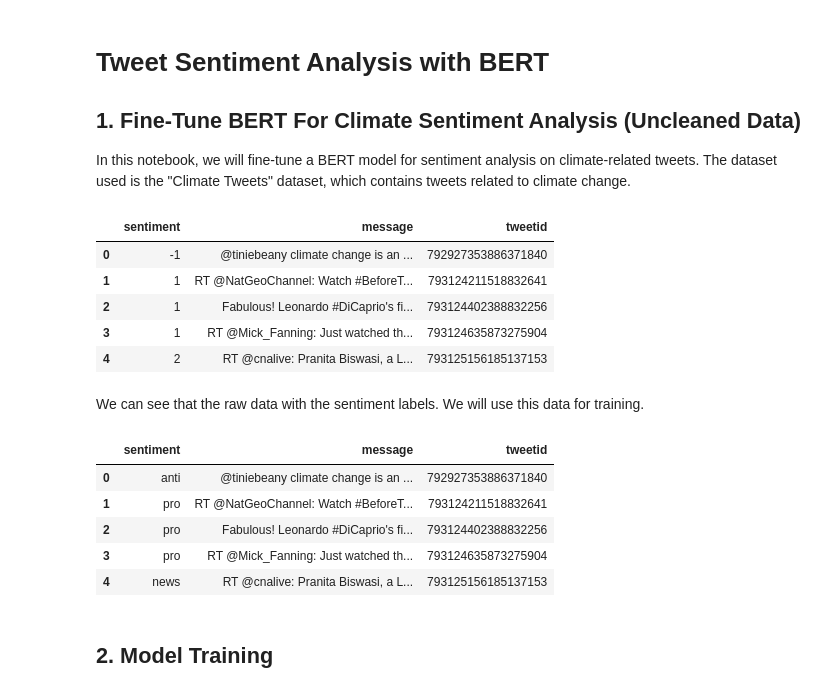
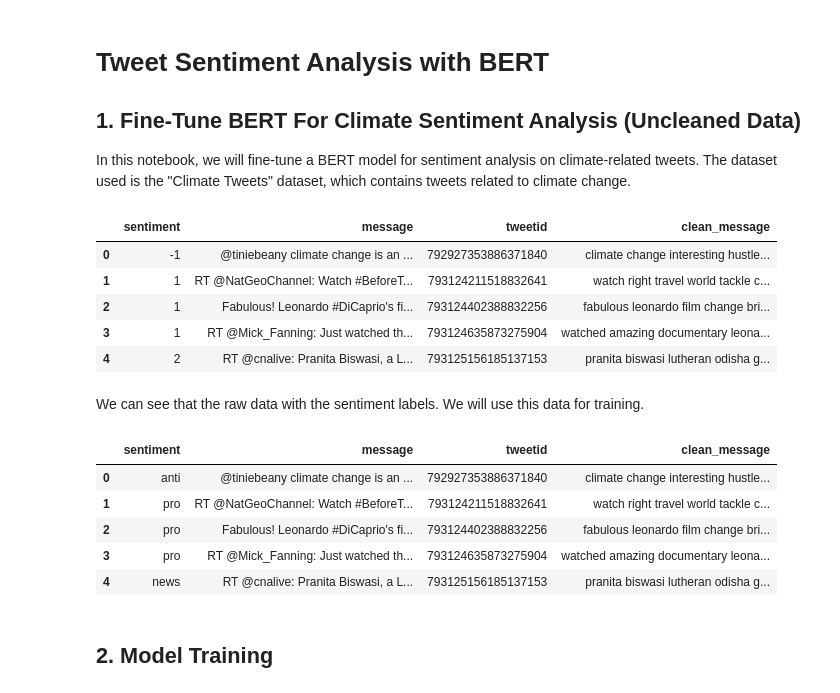
Before and after one commit to keanteng/wqf7007-project, a Jupyter notebook: training/model_bert_clean.ipynb, the cells around one changed output. Drawn from its saved outputs; the diff is of its cells as text; code cells hidden in the pictures.

```diff
--- a/training/model_bert_clean.ipynb
+++ b/training/model_bert_clean.ipynb
@@ -15,17 +15,17 @@ warnings.filterwarnings("ignore")
 warnings.simplefilter("ignore")
 # %%
 # read the data
-df = pd.read_csv('data_all.csv')
+df = pd.read_csv('data_clean_all.csv')
 
 # preview the ddata
 display(df.head())
 # %% [output]
-|  | sentiment | message | tweetid |
-| 0 | -1 | @tiniebeany climate change is an ... | 792927353886371840 |
-| 1 | 1 | RT @NatGeoChannel: Watch #BeforeT... | 793124211518832641 |
-| 2 | 1 | Fabulous! Leonardo #DiCaprio's fi... | 793124402388832256 |
-| 3 | 1 | RT @Mick_Fanning: Just watched th... | 793124635873275904 |
-| 4 | 2 | RT @cnalive: Pranita Biswasi, a L... | 793125156185137153 |
+|  | sentiment | message | tweetid | clean_message |
+| 0 | -1 | @tiniebeany climate change is an ... | 792927353886371840 | climate change interesting hustle... |
+| 1 | 1 | RT @NatGeoChannel: Watch #BeforeT... | 793124211518832641 | watch right travel world tackle c... |
+| 2 | 1 | Fabulous! Leonardo #DiCaprio's fi... | 793124402388832256 | fabulous leonardo film change bri... |
+| 3 | 1 | RT @Mick_Fanning: Just watched th... | 793124635873275904 | watched amazing documentary leona... |
+| 4 | 2 | RT @cnalive: Pranita Biswasi, a L... | 793125156185137153 | pranita biswasi lutheran odisha g... |
 # %% [markdown]
 We can see that the raw data with the sentiment labels. We will use this data for training.
 # %%
@@ -38,12 +38,12 @@ df['sentiment'] = df['sentiment'].map({2: 'news', 1: 'pro', 0: 'neutral', 3: 'an
 # preview the data
 display(df.head())
 # %% [output]
-|  | sentiment | message | tweetid |
-| 0 | anti | @tiniebeany climate change is an ... | 792927353886371840 |
-| 1 | pro | RT @NatGeoChannel: Watch #BeforeT... | 793124211518832641 |
-| 2 | pro | Fabulous! Leonardo #DiCaprio's fi... | 793124402388832256 |
-| 3 | pro | RT @Mick_Fanning: Just watched th... | 793124635873275904 |
-| 4 | news | RT @cnalive: Pranita Biswasi, a L... | 793125156185137153 |
+|  | sentiment | message | tweetid | clean_message |
+| 0 | anti | @tiniebeany climate change is an ... | 792927353886371840 | climate change interesting hustle... |
+| 1 | pro | RT @NatGeoChannel: Watch #BeforeT... | 793124211518832641 | watch right travel world tackle c... |
+| 2 | pro | Fabulous! Leonardo #DiCaprio's fi... | 793124402388832256 | fabulous leonardo film change bri... |
+| 3 | pro | RT @Mick_Fanning: Just watched th... | 793124635873275904 | watched amazing documentary leona... |
+| 4 | news | RT @cnalive: Pranita Biswasi, a L... | 793125156185137153 | pranita biswasi lutheran odisha g... |
 # %% [markdown]
 ## 2. Model Training
 # %%
```
Also changed, not shown: parts of 14 cells of this notebook, 3 other files.
